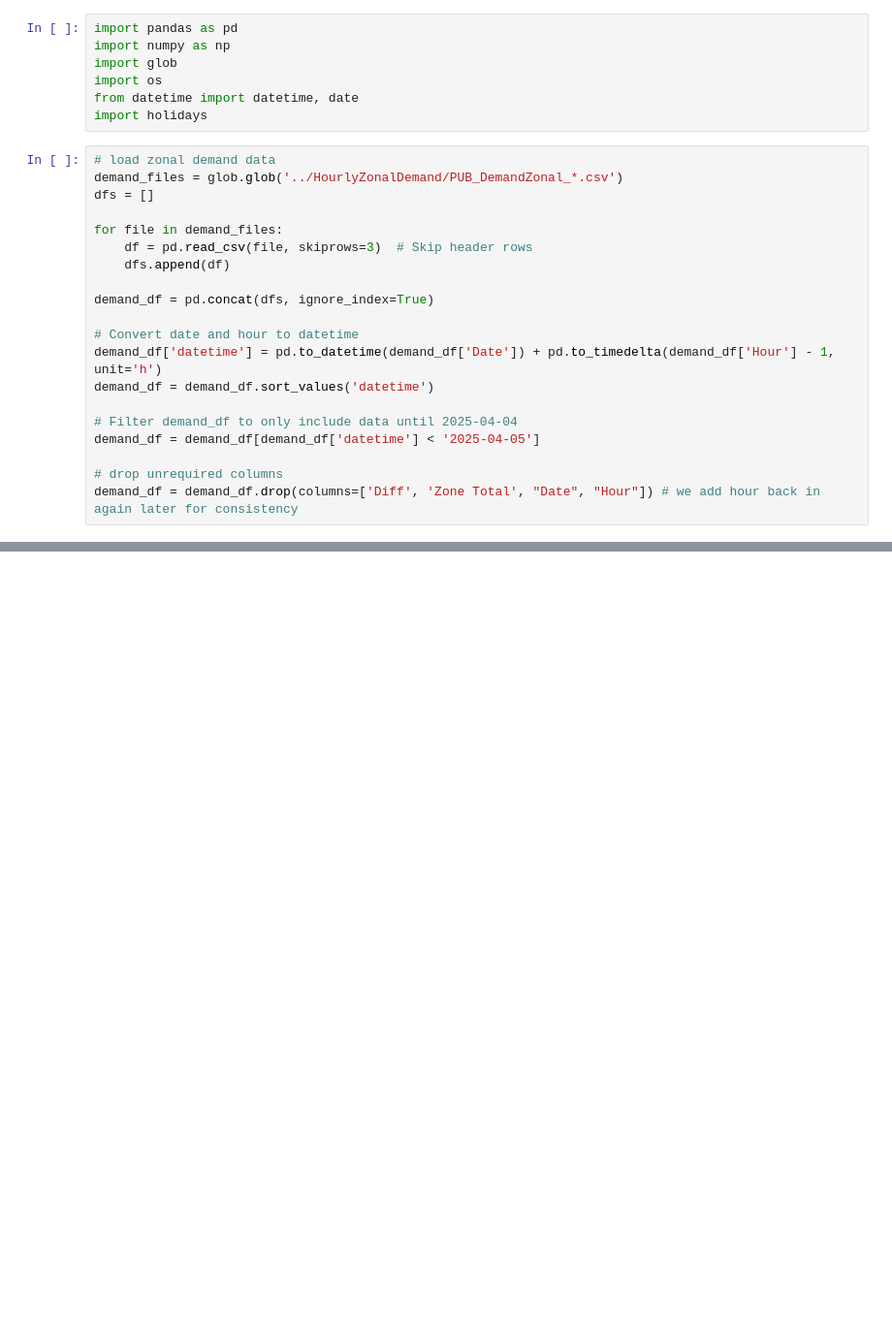
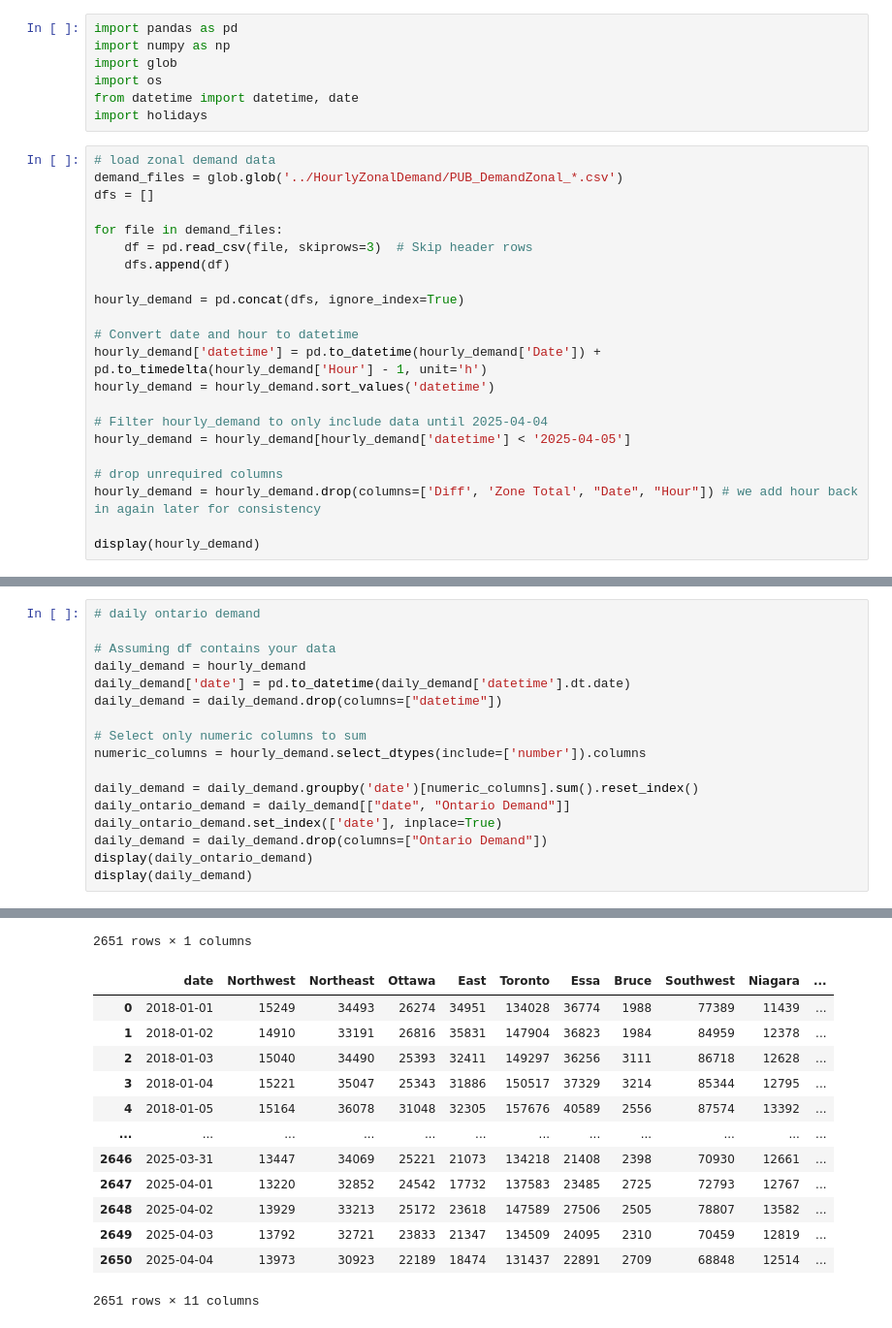
Before and after one commit to TanishqMaheshwari/predicting-energy-demand, a Jupyter notebook: Scripts/process_data.ipynb, the cells around one changed output, grey strips where cells are left out. Shown: that part at 97% size. Cells and saved outputs as stored; diff of their text form; blank space fills up the shorter version.

Commit message:
finished processing data - added daily data and lagging features

```diff
--- a/Scripts/process_data.ipynb
+++ b/Scripts/process_data.ipynb
@@ -14,14 +14,16 @@ for file in demand_files:
     df = pd.read_csv(file, skiprows=3)  # Skip header rows
     dfs.append(df)
 
-demand_df = pd.concat(dfs, ignore_index=True)
+hourly_demand = pd.concat(dfs, ignore_index=True)
 
 # Convert date and hour to datetime
-demand_df['datetime'] = pd.to_datetime(demand_df['Date']) + pd.to_timedelta(demand_df['Hour'] - 1, unit='h')
-demand_df = demand_df.sort_values('datetime')
+hourly_demand['datetime'] = pd.to_datetime(hourly_demand['Date']) + pd.to_timedelta(hourly_demand['Hour'] - 1, unit='h')
+hourly_demand = hourly_demand.sort_values('datetime')
 
-# Filter demand_df to only include data until 2025-04-04
-demand_df = demand_df[demand_df['datetime'] < '2025-04-05']
+# Filter hourly_demand to only include data until 2025-04-04
+hourly_demand = hourly_demand[hourly_demand['datetime'] < '2025-04-05']
 
 # drop unrequired columns
-demand_df = demand_df.drop(columns=['Diff', 'Zone Total', "Date", "Hour"]) # we add hour back in again later for consistency
+hourly_demand = hourly_demand.drop(columns=['Diff', 'Zone Total', "Date", "Hour"]) # we add hour back in again later for consistency
+
+display(hourly_demand)
@@ -211,0 +185,18 @@ demand_df.tail(1000)
+# %%
+# daily ontario demand
+
+# Assuming df contains your data
+daily_demand = hourly_demand
+daily_demand['date'] = pd.to_datetime(daily_demand['datetime'].dt.date)
+daily_demand = daily_demand.drop(columns=["datetime"])
+
+# Select only numeric columns to sum
+numeric_columns = hourly_demand.select_dtypes(include=['number']).columns
+
+daily_demand = daily_demand.groupby('date')[numeric_columns].sum().reset_index()
+daily_ontario_demand = daily_demand[["date", "Ontario Demand"]]
+daily_ontario_demand.set_index(['date'], inplace=True)
+daily_demand = daily_demand.drop(columns=["Ontario Demand"])
+display(daily_ontario_demand)
+display(daily_demand)
+# %% [output]
@@ -211,0 +216,14 @@ demand_df.tail(1000)
+2651 rows × 1 columns
+|  | date | Northwest | Northeast | Ottawa | East | Toronto | Essa | Bruce | Southwest | Niagara | ... |
+| 0 | 2018-01-01 | 15249 | 34493 | 26274 | 34951 | 134028 | 36774 | 1988 | 77389 | 11439 | ... |
+| 1 | 2018-01-02 | 14910 | 33191 | 26816 | 35831 | 147904 | 36823 | 1984 | 84959 | 12378 | ... |
+| 2 | 2018-01-03 | 15040 | 34490 | 25393 | 32411 | 149297 | 36256 | 3111 | 86718 | 12628 | ... |
+| 3 | 2018-01-04 | 15221 | 35047 | 25343 | 31886 | 150517 | 37329 | 3214 | 85344 | 12795 | ... |
+| 4 | 2018-01-05 | 15164 | 36078 | 31048 | 32305 | 157676 | 40589 | 2556 | 87574 | 13392 | ... |
+| ... | ... | ... | ... | ... | ... | ... | ... | ... | ... | ... | ... |
+| 2646 | 2025-03-31 | 13447 | 34069 | 25221 | 21073 | 134218 | 21408 | 2398 | 70930 | 12661 | ... |
+| 2647 | 2025-04-01 | 13220 | 32852 | 24542 | 17732 | 137583 | 23485 | 2725 | 72793 | 12767 | ... |
+| 2648 | 2025-04-02 | 13929 | 33213 | 25172 | 23618 | 147589 | 27506 | 2505 | 78807 | 13582 | ... |
+| 2649 | 2025-04-03 | 13792 | 32721 | 23833 | 21347 | 134509 | 24095 | 2310 | 70459 | 12819 | ... |
+| 2650 | 2025-04-04 | 13973 | 30923 | 22189 | 18474 | 131437 | 22891 | 2709 | 68848 | 12514 | ... |
+2651 rows × 11 columns
```
Also changed, not shown: parts of 20 cells of this notebook, 1 other file.
